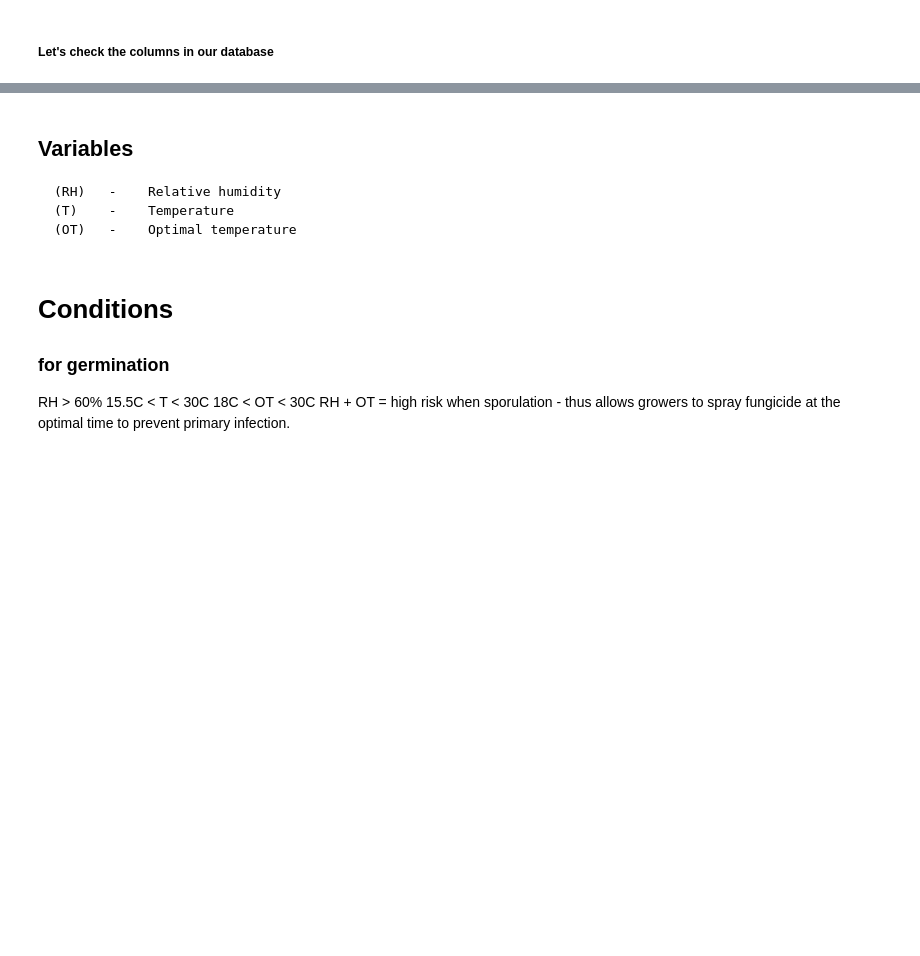
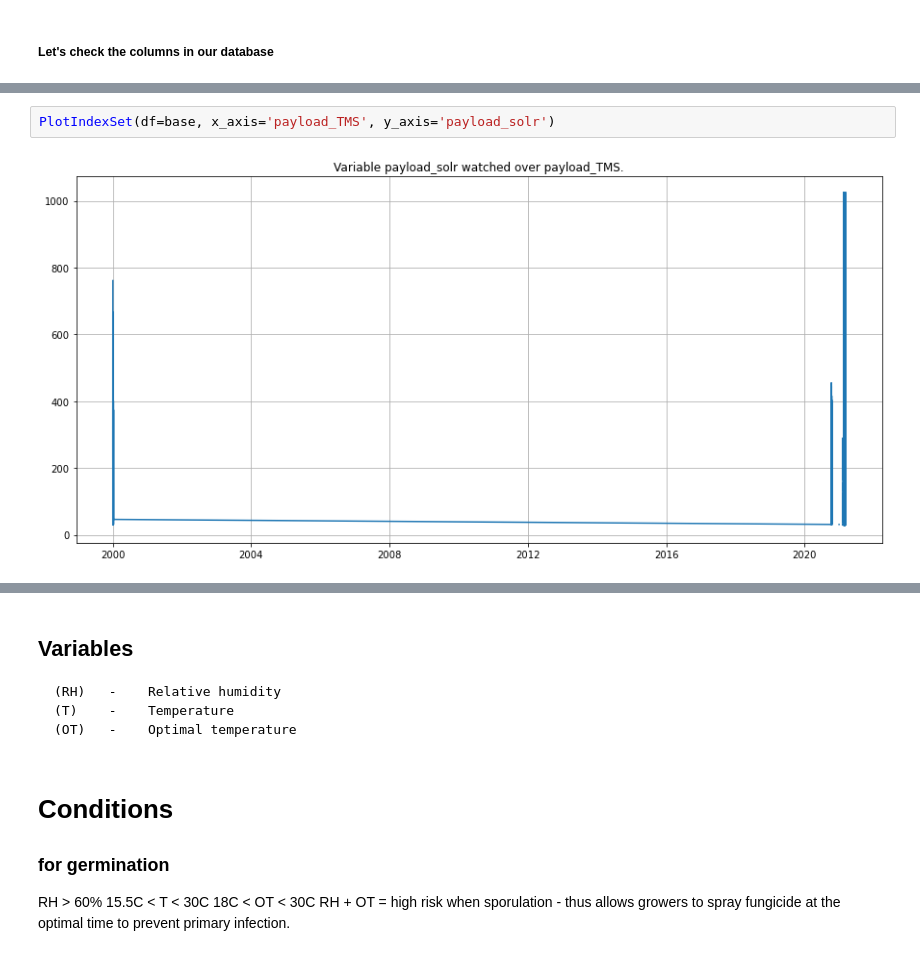
Before and after one commit to epberdugoc/agranimo, a Jupyter notebook: intento.ipynb, the cells around one changed output, grey strips where cells are left out. Saved outputs shown, nothing was run; the diff lists cells and outputs as text; blank space fills up the shorter version.

```diff
--- a/intento.ipynb
+++ b/intento.ipynb
@@ -92,0 +219,4 @@ See the caveats in the documentation: https://pandas.pydata.org/pandas-docs/stab
+# %%
+PlotIndexSet(df=base, x_axis='payload_TMS', y_axis='payload_solr')
+# %% [output]
+[figure, added]
```
Also changed, not shown: parts of 12 cells of this notebook.
